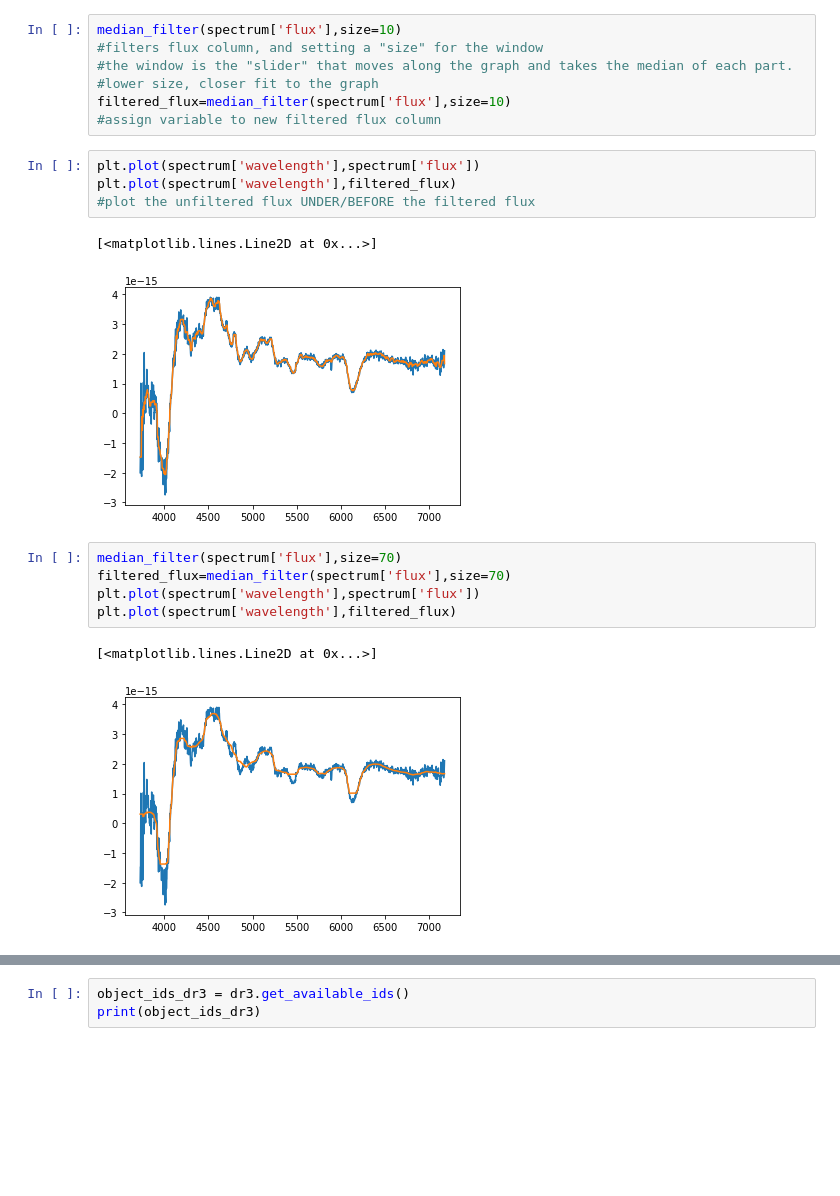
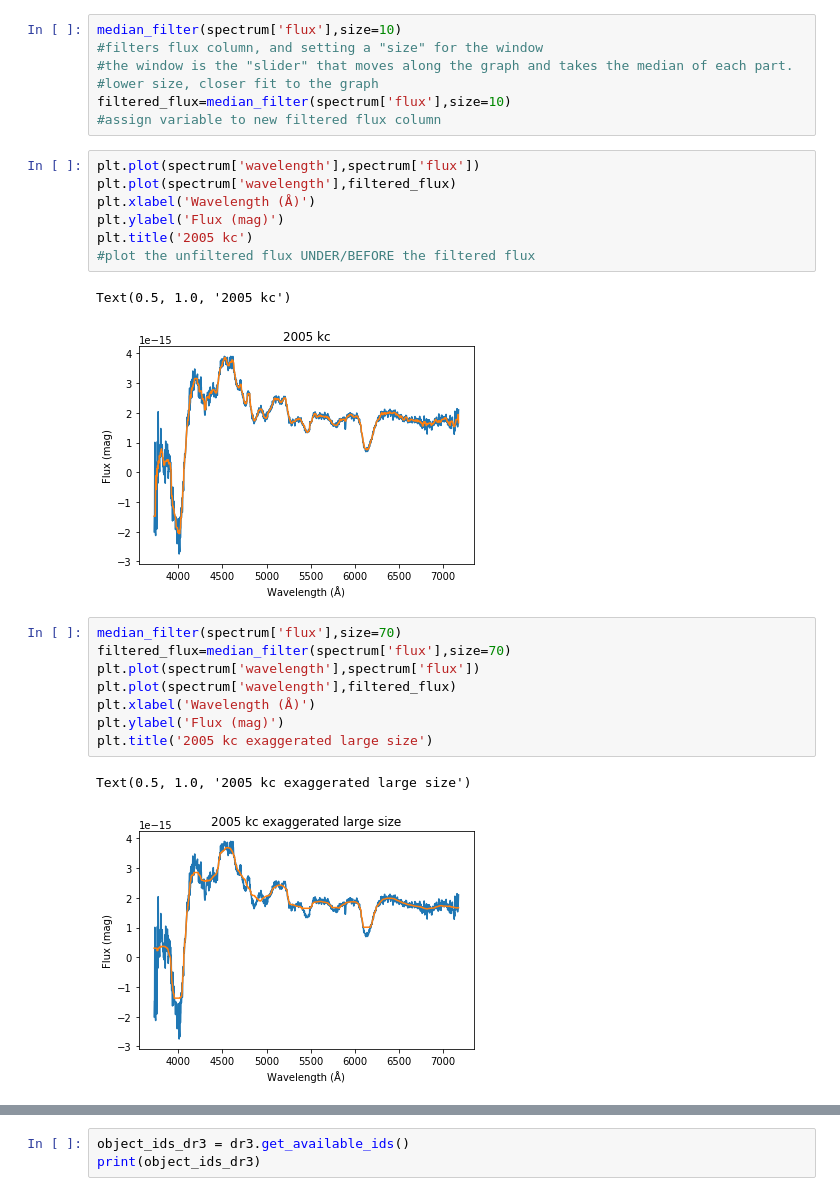
Before and after one commit to mwvgroup/SN-Spectral-Evolution, a Jupyter notebook: spectral_filtering.ipynb, the cells around one changed output, grey strips where cells are left out. Saved outputs shown, nothing was run; the diff lists cells and outputs as text; blank space fills up the shorter version.

Commit message:
graphed some more SDSS observations

```diff
--- a/spectral_filtering.ipynb
+++ b/spectral_filtering.ipynb
@@ -106,16 +106,22 @@ filtered_flux=median_filter(spectrum['flux'],size=10)
 # %%
 plt.plot(spectrum['wavelength'],spectrum['flux'])
 plt.plot(spectrum['wavelength'],filtered_flux)
+plt.xlabel('Wavelength (Å)')
+plt.ylabel('Flux (mag)')
+plt.title('2005 kc')
 #plot the unfiltered flux UNDER/BEFORE the filtered flux
 # %% [output]
-[<matplotlib.lines.Line2D at 0x...>]
+Text(0.5, 1.0, '2005 kc')
-[figure, old version]
+[figure, new version]
 # %%
 median_filter(spectrum['flux'],size=70)
 filtered_flux=median_filter(spectrum['flux'],size=70)
 plt.plot(spectrum['wavelength'],spectrum['flux'])
 plt.plot(spectrum['wavelength'],filtered_flux)
+plt.xlabel('Wavelength (Å)')
+plt.ylabel('Flux (mag)')
+plt.title('2005 kc exaggerated large size')
 # %% [output]
-[<matplotlib.lines.Line2D at 0x...>]
+Text(0.5, 1.0, '2005 kc exaggerated large size')
-[figure, old version]
+[figure, new version]
 # %%
```
Also changed, not shown: parts of 19 cells of this notebook.
